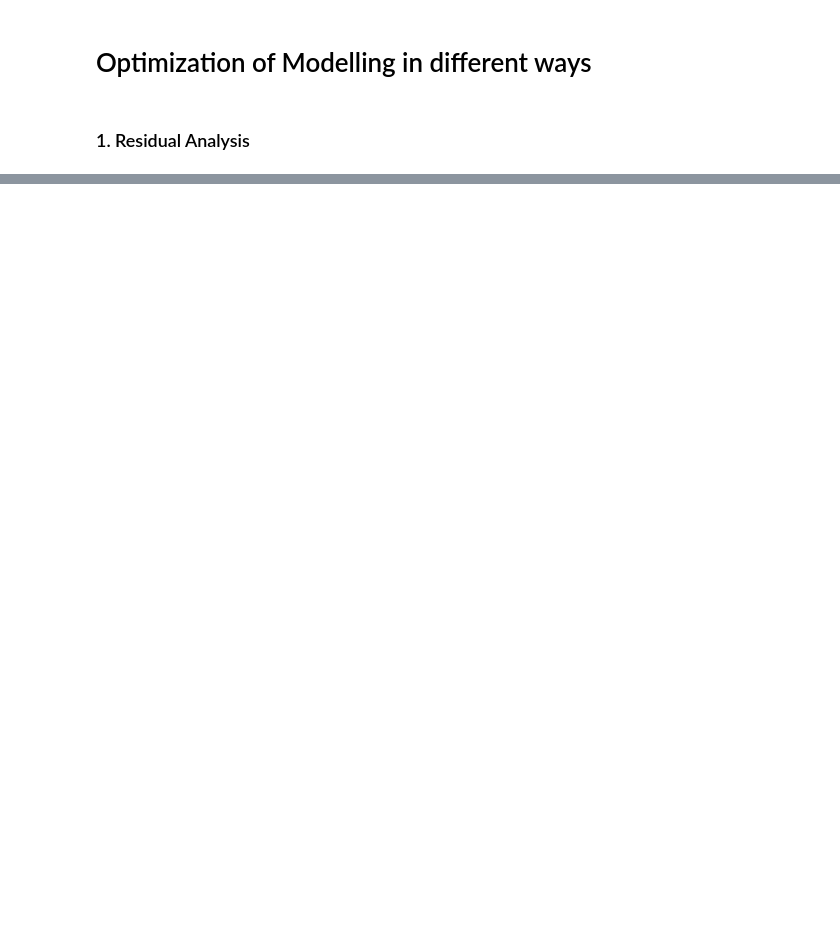
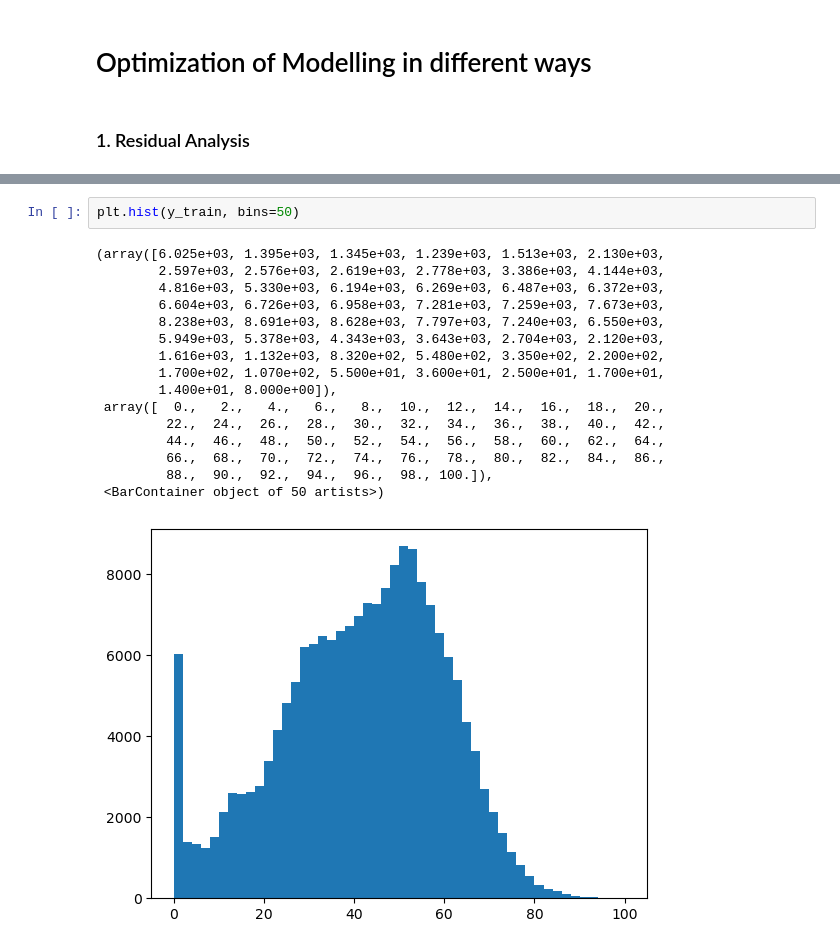
Before and after one commit to deryakubraer/ML_Project_1, a Jupyter notebook: 3_Modelling.ipynb, the cells around one changed output, grey strips where cells are left out. Cells and saved outputs as stored; diff of their text form; blank space fills up the shorter version.

```diff
--- a/3_Modelling.ipynb
+++ b/3_Modelling.ipynb
@@ -288,0 +427,19 @@ Text(0.5, 1.0, 'Residual Plot')
+# %%
+plt.hist(y_train, bins=50)
+# %% [output]
+(array([6.025e+03, 1.395e+03, 1.345e+03, 1.239e+03, 1.513e+03, 2.130e+03,
+        2.597e+03, 2.576e+03, 2.619e+03, 2.778e+03, 3.386e+03, 4.144e+03,
+        4.816e+03, 5.330e+03, 6.194e+03, 6.269e+03, 6.487e+03, 6.372e+03,
+        6.604e+03, 6.726e+03, 6.958e+03, 7.281e+03, 7.259e+03, 7.673e+03,
+        8.238e+03, 8.691e+03, 8.628e+03, 7.797e+03, 7.240e+03, 6.550e+03,
+        5.949e+03, 5.378e+03, 4.343e+03, 3.643e+03, 2.704e+03, 2.120e+03,
+        1.616e+03, 1.132e+03, 8.320e+02, 5.480e+02, 3.350e+02, 2.200e+02,
+        1.700e+02, 1.070e+02, 5.500e+01, 3.600e+01, 2.500e+01, 1.700e+01,
+        1.400e+01, 8.000e+00]),
+ array([  0.,   2.,   4.,   6.,   8.,  10.,  12.,  14.,  16.,  18.,  20.,
+         22.,  24.,  26.,  28.,  30.,  32.,  34.,  36.,  38.,  40.,  42.,
+         44.,  46.,  48.,  50.,  52.,  54.,  56.,  58.,  60.,  62.,  64.,
+         66.,  68.,  70.,  72.,  74.,  76.,  78.,  80.,  82.,  84.,  86.,
+         88.,  90.,  92.,  94.,  96.,  98., 100.]),
+ <BarContainer object of 50 artists>)
+[figure, added]
```
Also changed, not shown: parts of 15 cells of this notebook, 3 other files.
